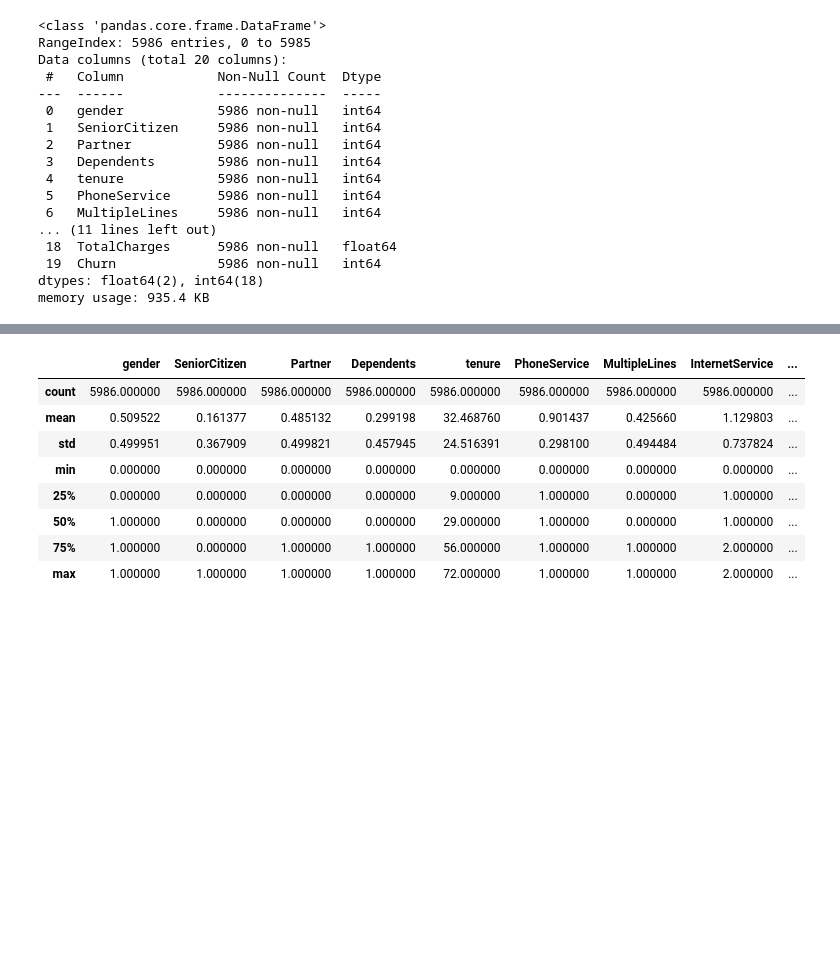
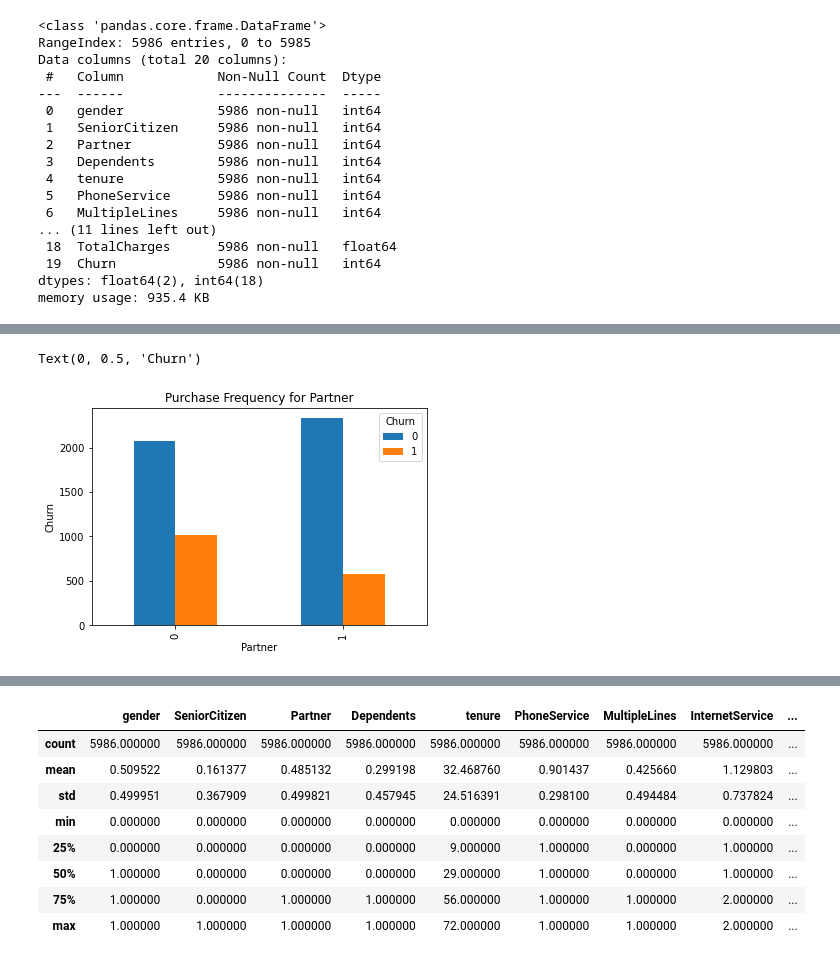
Before and after one commit to OlgaDryagina/test, a Jupyter notebook: Python_16/diploma.ipynb, the cells around one changed output, grey strips where cells are left out. Drawn from its saved outputs; the diff is of its cells as text; code cells hidden in the pictures; blank space fills up the shorter version.

```diff
--- a/Python_16/diploma.ipynb
+++ b/Python_16/diploma.ipynb
@@ -174,0 +254,9 @@ memory usage: 935.4 KB
+# %%
+%matplotlib inline
+pd.crosstab(df.Partner,df.Churn).plot(kind='bar')
+plt.title('Purchase Frequency for Partner' )
+plt.xlabel('Partner')
+plt.ylabel('Churn')
+# %% [output]
+Text(0, 0.5, 'Churn')
+[figure, added]
```
Also changed, not shown: parts of 14 cells of this notebook.
